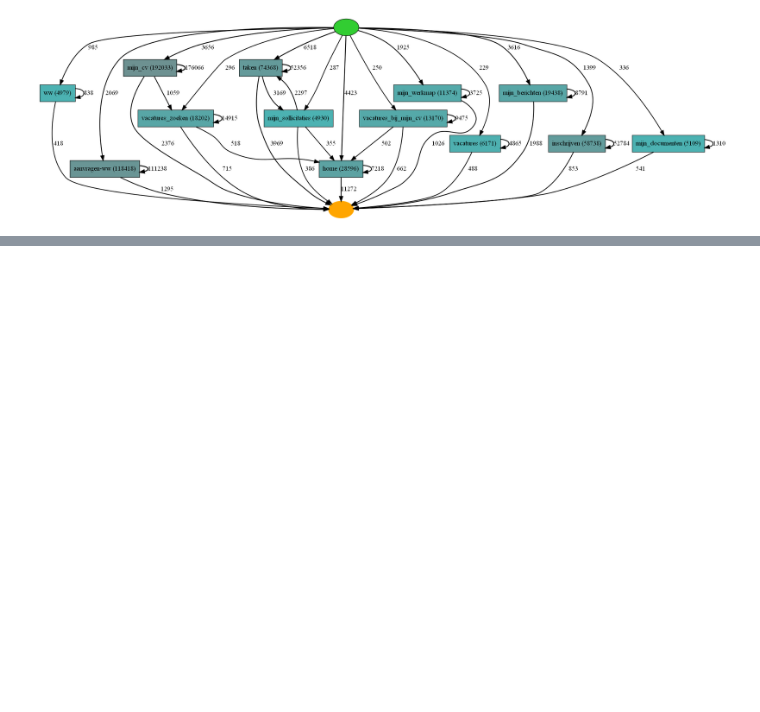
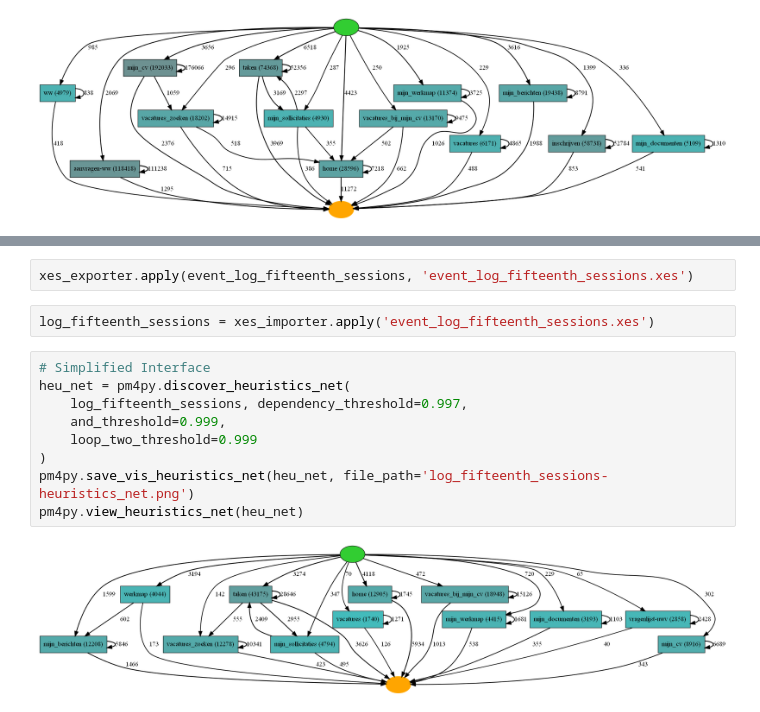
Before and after one commit to sinaaghaee/ProcessMiningProject-CustomerBehaviorAnalysis, a Jupyter notebook: BPM-Project-Aghaee-Varchandi-Mahmoodi.ipynb, the cells around one changed output, grey strips where cells are left out. Drawn from its saved outputs; the diff is of its cells as text; blank space fills up the shorter version.

```diff
--- a/BPM-Project-Aghaee-Varchandi-Mahmoodi.ipynb
+++ b/BPM-Project-Aghaee-Varchandi-Mahmoodi.ipynb
@@ -1310,0 +1423,15 @@ pm4py.view_heuristics_net(heu_net)
+# %%
+xes_exporter.apply(event_log_fifteenth_sessions, 'event_log_fifteenth_sessions.xes')
+# %%
+log_fifteenth_sessions = xes_importer.apply('event_log_fifteenth_sessions.xes')
+# %%
+# Simplified Interface
+heu_net = pm4py.discover_heuristics_net(
+    log_fifteenth_sessions, dependency_threshold=0.997,
+    and_threshold=0.999,
+    loop_two_threshold=0.999
+)
+pm4py.save_vis_heuristics_net(heu_net, file_path='log_fifteenth_sessions-heuristics_net.png')
+pm4py.view_heuristics_net(heu_net)
+# %% [output]
+[figure, added]
```
Also changed, not shown: parts of 41 cells of this notebook.
